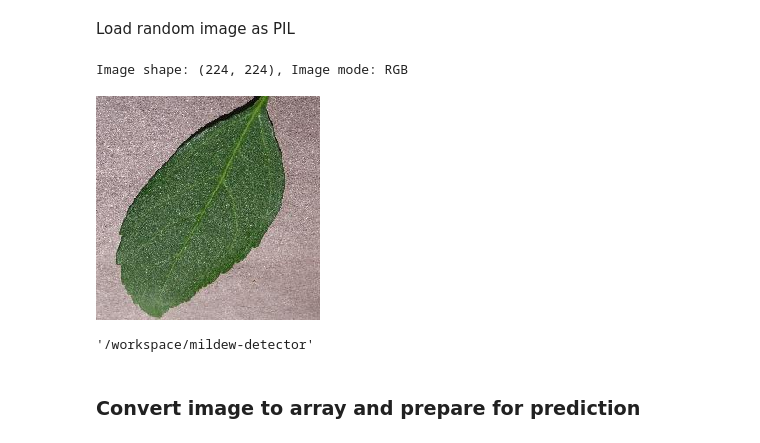
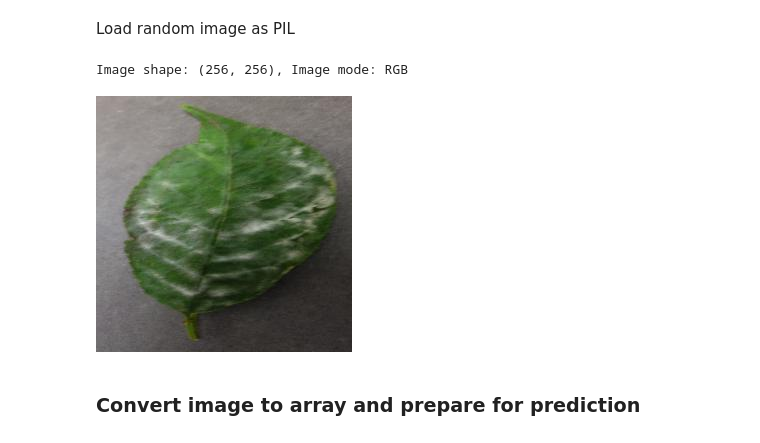
Before and after one commit to Poes93/mildew-detector, a Jupyter notebook: jupyter_notebooks/03 - ModellingEvaluating.ipynb, the cells around one changed output. Saved outputs shown, nothing was run; the diff lists cells and outputs as text; code cells hidden in the pictures.

```diff
--- a/jupyter_notebooks/03 - ModellingEvaluating.ipynb
+++ b/jupyter_notebooks/03 - ModellingEvaluating.ipynb
@@ -444,53 +435,19 @@ joblib.dump(value=evaluation,
 # Predict on new data
 # %% [markdown]
 Load random image as PIL
-# %%
-from tensorflow.keras.preprocessing import image
-from IPython.display import display
-import os
-
-# Base directory path
-base_dir = 'inputs/cherryleaves_dataset/cherry-leaves'
-
-# Directories for test and train sets
-test_dir = os.path.join(base_dir, 'test')
-train_dir = os.path.join(base_dir, 'train')
-
-# Choose which dataset to use: 'test' or 'train'
-dataset_type = 'test'  # Change to 'train' if you want to use the training set
-dataset_path = test_dir if dataset_type == 'test' else train_dir
-
-pointer = 66
-labels = ['healthy', 'powdery_mildew']  # List of class labels
-
-label = labels[0]  # Choose the correct label
-
-# Ensure that the pointer does not exceed the number of files
-files = os.listdir(os.path.join(dataset_path, label))
-if pointer >= len(files):
-    print(f"Pointer is out of range. There are only {len(files)} files.")
-    pointer = pointer % len(files)  # Adjust pointer to be within range
-
-# Full path to the image
-image_path = os.path.join(dataset_path, label, files[pointer])
-
-# Load the image, assuming you have a tuple defining the target size, e.g., (width, height)
-target_image_size = (224, 224)  # Replace with your actual target size
-
-# Load and display the image
-try:
-    pil_image = image.load_img(image_path, target_size=target_image_size, color_mode='rgb')
-    print(f'Image shape: {pil_image.size}, Image mode: {pil_image.mode}')
-    display(pil_image)  # This line will display the image in the notebook
-except FileNotFoundError as e:
-    print(f"Error: {e}")
-# %% [output]
-Image shape: (224, 224), Image mode: RGB
-[figure, removed]
-# %%
-os.getcwd()
-# %% [output]
-'/workspace/mildew-detector'
+# %%
+from tensorflow.keras.preprocessing import image
+
+pointer = 66
+label = labels[1] # select Uninfected or Parasitized
+
+pil_image = image.load_img(test_path + '/'+ label + '/'+ os.listdir(test_path+'/'+ label)[pointer],
+                          target_size=image_shape, color_mode='rgb')
+print(f'Image shape: {pil_image.size}, Image mode: {pil_image.mode}')
+pil_image
+# %% [output]
+Image shape: (256, 256), Image mode: RGB
+[figure, added]
 # %% [markdown]
 ### Convert image to array and prepare for prediction
 # %%
```
Also changed, not shown: parts of 7 cells of this notebook, 4 other files.
